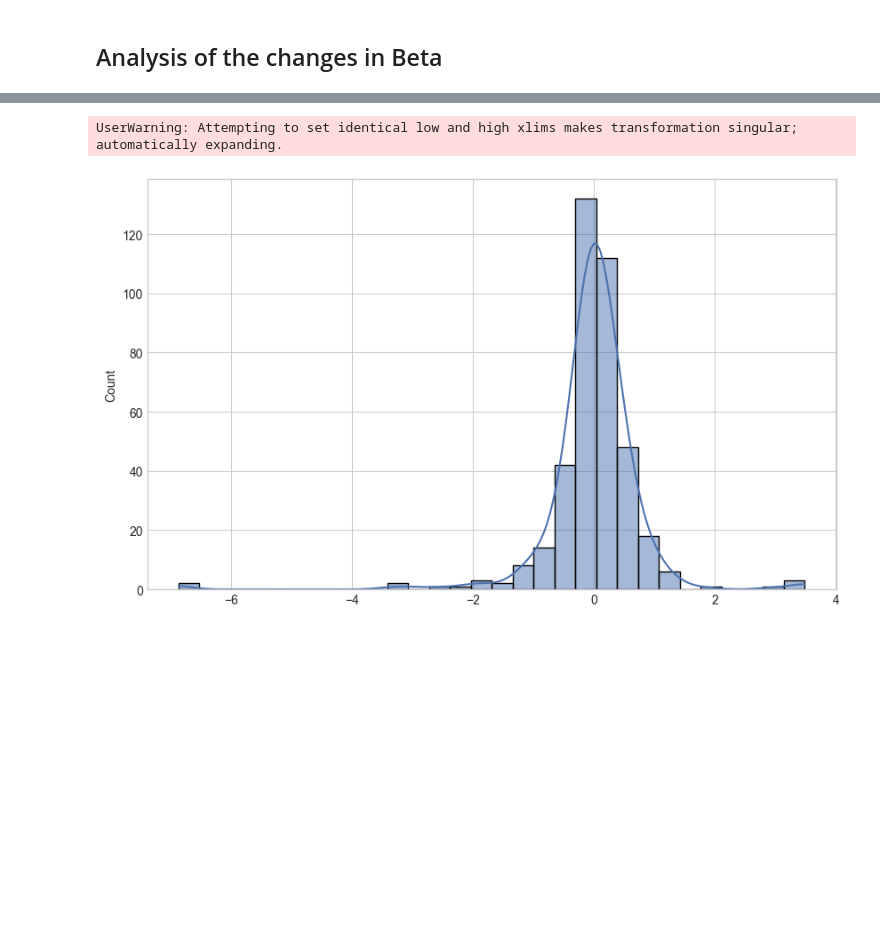
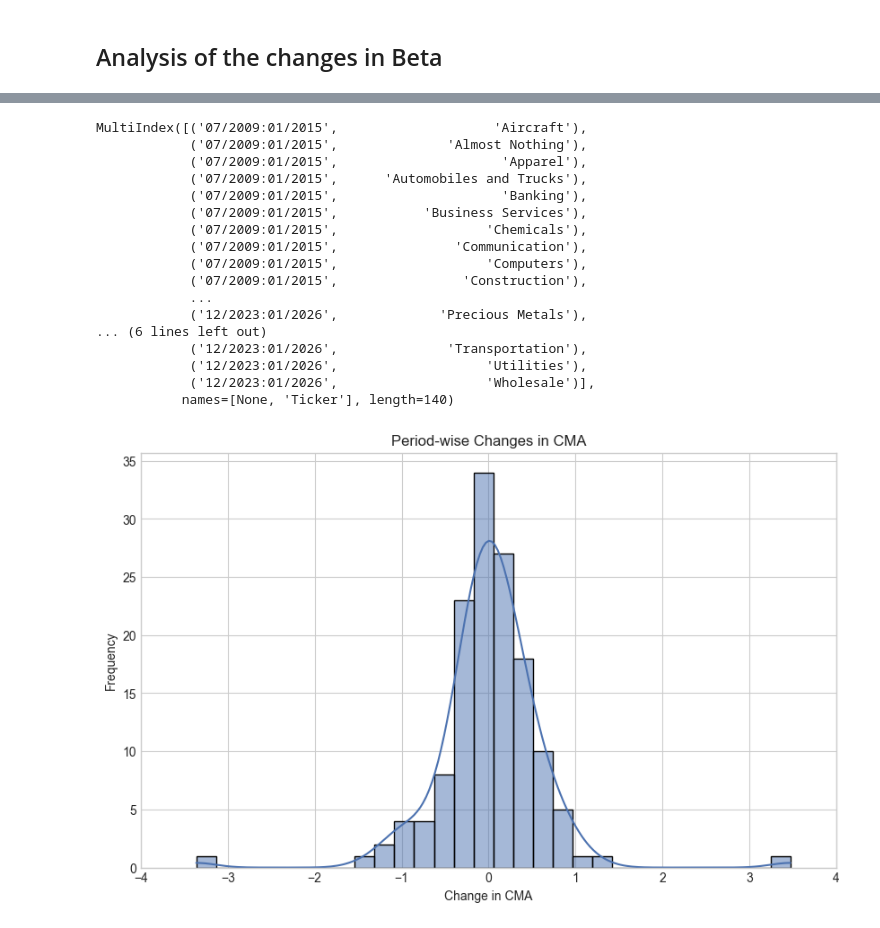
Before and after one commit to matsfwalker/BBAThesis, a Jupyter notebook: analysis/main_results.ipynb, the cells around one changed output, grey strips where cells are left out. Saved outputs shown, nothing was run; the diff lists cells and outputs as text; code cells hidden in the pictures; blank space fills up the shorter version.

```diff
--- a/analysis/main_results.ipynb
+++ b/analysis/main_results.ipynb
@@ -256,16 +268,33 @@ data_compared_to_entire_period: Dict[str, pd.DataFrame] = split_data_for_analysi
 # %%
-# Get the max and min beta changes to align all on the same axis and round to the max integer
-max_beta_change: float = round(changes_betas_entire_period.values.max() + 0.5, 0)
-min_beta_change: float = round(changes_betas_entire_period.values.min() - 0.5, 0)
+beta_info_entire_period: pd.DataFrame = changes_betas_entire_period.loc[BETAS,~changes_betas_entire_period.columns.get_level_values(1).isin(DESCRIPTORS)].copy()
+
+# Get the max and min beta changes to align all on the same axis and round to the max integer
+max_beta_change: float = round(beta_info_entire_period.values.max() + 0.5, 0)
+min_beta_change: float = round(beta_info_entire_period.values.min() - 0.5, 0)
 
 # Plot the betas
-for beta in betas:
-    plotter.plot_histogram_changes_over_time(
-        df=changes_betas_entire_period,
-        beta=beta,
-        x_start=min_beta_change,
-        x_end=max_beta_change,
-    )
+for beta in BETAS:
+    plotter.plot_histogram_changes_over_time(df=beta_info_entire_period,
+                                             beta=beta,
+                                             x_start=min_beta_change,
+                                             x_end=max_beta_change,
+                                             save=True)
 # %% [output]
-UserWarning: Attempting to set identical low and high xlims makes transformation singular; automatically expanding.
+MultiIndex([('07/2009:01/2015',                    'Aircraft'),
+            ('07/2009:01/2015',              'Almost Nothing'),
+            ('07/2009:01/2015',                     'Apparel'),
+            ('07/2009:01/2015',      'Automobiles and Trucks'),
+            ('07/2009:01/2015',                     'Banking'),
+            ('07/2009:01/2015',           'Business Services'),
+            ('07/2009:01/2015',                   'Chemicals'),
+            ('07/2009:01/2015',               'Communication'),
+            ('07/2009:01/2015',                   'Computers'),
+            ('07/2009:01/2015',                'Construction'),
+            ...
+            ('12/2023:01/2026',             'Precious Metals'),
+... (6 lines left out)
+            ('12/2023:01/2026',              'Transportation'),
+            ('12/2023:01/2026',                   'Utilities'),
+            ('12/2023:01/2026',                   'Wholesale')],
+           names=[None, 'Ticker'], length=140)
-[figure, old version]
+[figure, new version]
```
Also changed, not shown: parts of 11 cells of this notebook, 49 other files.
